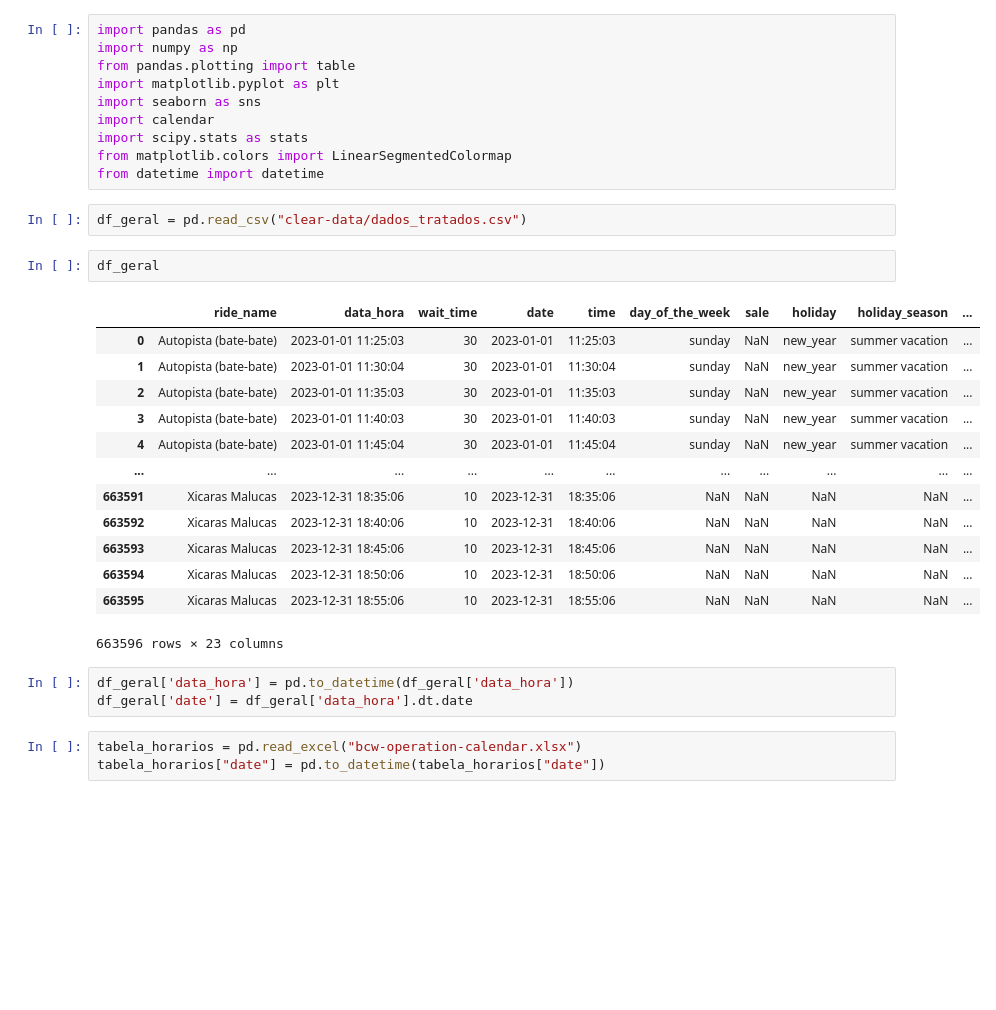
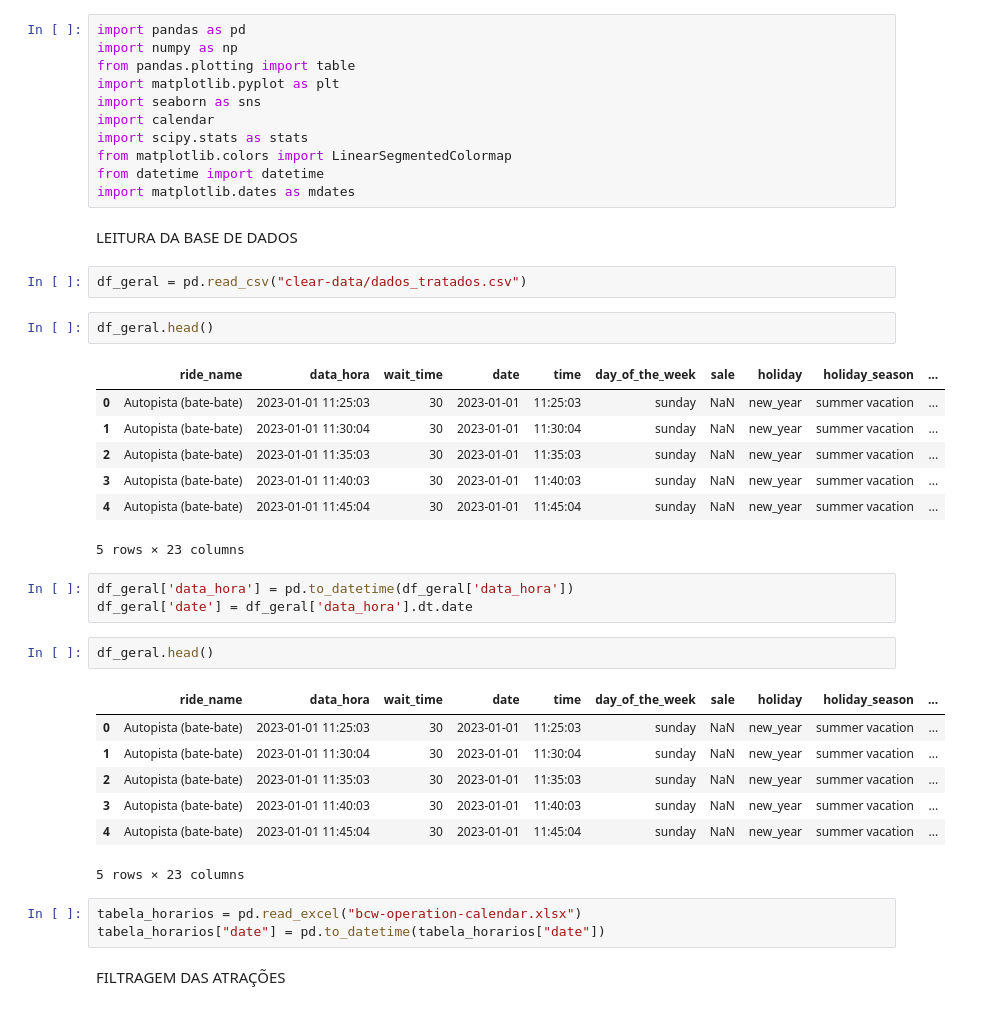
Before and after one commit to LuisTacla/BCW-Queue-Analysis, a Jupyter notebook: monta-calendario-media.ipynb, the cells around one changed output. Saved outputs shown, nothing was run; the diff lists cells and outputs as text; blank space fills up the shorter version.

```diff
--- a/monta-calendario-media.ipynb
+++ b/monta-calendario-media.ipynb
@@ -8,27 +8,36 @@ import calendar
 import scipy.stats as stats
 from matplotlib.colors import LinearSegmentedColormap
 from datetime import datetime
+import matplotlib.dates as mdates
+# %% [markdown]
+LEITURA DA BASE DE DADOS
 # %%
 df_geral = pd.read_csv("clear-data/dados_tratados.csv")
 # %%
-df_geral
+df_geral.head()
 # %% [output]
 |  | ride_name | data_hora | wait_time | date | time | day_of_the_week | sale | holiday | holiday_season | ... |
 | 0 | Autopista (bate-bate) | 2023-01-01 11:25:03 | 30 | 2023-01-01 | 11:25:03 | sunday | NaN | new_year | summer vacation | ... |
 | 1 | Autopista (bate-bate) | 2023-01-01 11:30:04 | 30 | 2023-01-01 | 11:30:04 | sunday | NaN | new_year | summer vacation | ... |
 | 2 | Autopista (bate-bate) | 2023-01-01 11:35:03 | 30 | 2023-01-01 | 11:35:03 | sunday | NaN | new_year | summer vacation | ... |
 | 3 | Autopista (bate-bate) | 2023-01-01 11:40:03 | 30 | 2023-01-01 | 11:40:03 | sunday | NaN | new_year | summer vacation | ... |
 | 4 | Autopista (bate-bate) | 2023-01-01 11:45:04 | 30 | 2023-01-01 | 11:45:04 | sunday | NaN | new_year | summer vacation | ... |
-| ... | ... | ... | ... | ... | ... | ... | ... | ... | ... | ... |
-| 663591 | Xicaras Malucas | 2023-12-31 18:35:06 | 10 | 2023-12-31 | 18:35:06 | NaN | NaN | NaN | NaN | ... |
-| 663592 | Xicaras Malucas | 2023-12-31 18:40:06 | 10 | 2023-12-31 | 18:40:06 | NaN | NaN | NaN | NaN | ... |
-| 663593 | Xicaras Malucas | 2023-12-31 18:45:06 | 10 | 2023-12-31 | 18:45:06 | NaN | NaN | NaN | NaN | ... |
-| 663594 | Xicaras Malucas | 2023-12-31 18:50:06 | 10 | 2023-12-31 | 18:50:06 | NaN | NaN | NaN | NaN | ... |
-| 663595 | Xicaras Malucas | 2023-12-31 18:55:06 | 10 | 2023-12-31 | 18:55:06 | NaN | NaN | NaN | NaN | ... |
-663596 rows × 23 columns
+5 rows × 23 columns
 # %%
 df_geral['data_hora'] = pd.to_datetime(df_geral['data_hora'])
 df_geral['date'] = df_geral['data_hora'].dt.date
+# %%
+df_geral.head()
+# %% [output]
+|  | ride_name | data_hora | wait_time | date | time | day_of_the_week | sale | holiday | holiday_season | ... |
+| 0 | Autopista (bate-bate) | 2023-01-01 11:25:03 | 30 | 2023-01-01 | 11:25:03 | sunday | NaN | new_year | summer vacation | ... |
+| 1 | Autopista (bate-bate) | 2023-01-01 11:30:04 | 30 | 2023-01-01 | 11:30:04 | sunday | NaN | new_year | summer vacation | ... |
+| 2 | Autopista (bate-bate) | 2023-01-01 11:35:03 | 30 | 2023-01-01 | 11:35:03 | sunday | NaN | new_year | summer vacation | ... |
+| 3 | Autopista (bate-bate) | 2023-01-01 11:40:03 | 30 | 2023-01-01 | 11:40:03 | sunday | NaN | new_year | summer vacation | ... |
+| 4 | Autopista (bate-bate) | 2023-01-01 11:45:04 | 30 | 2023-01-01 | 11:45:04 | sunday | NaN | new_year | summer vacation | ... |
+5 rows × 23 columns
 # %%
 tabela_horarios = pd.read_excel("bcw-operation-calendar.xlsx")
 tabela_horarios["date"] = pd.to_datetime(tabela_horarios["date"])
+# %% [markdown]
+FILTRAGEM DAS ATRAÇÕES
```
Also changed, not shown: parts of 45 cells of this notebook, 22 other files.
